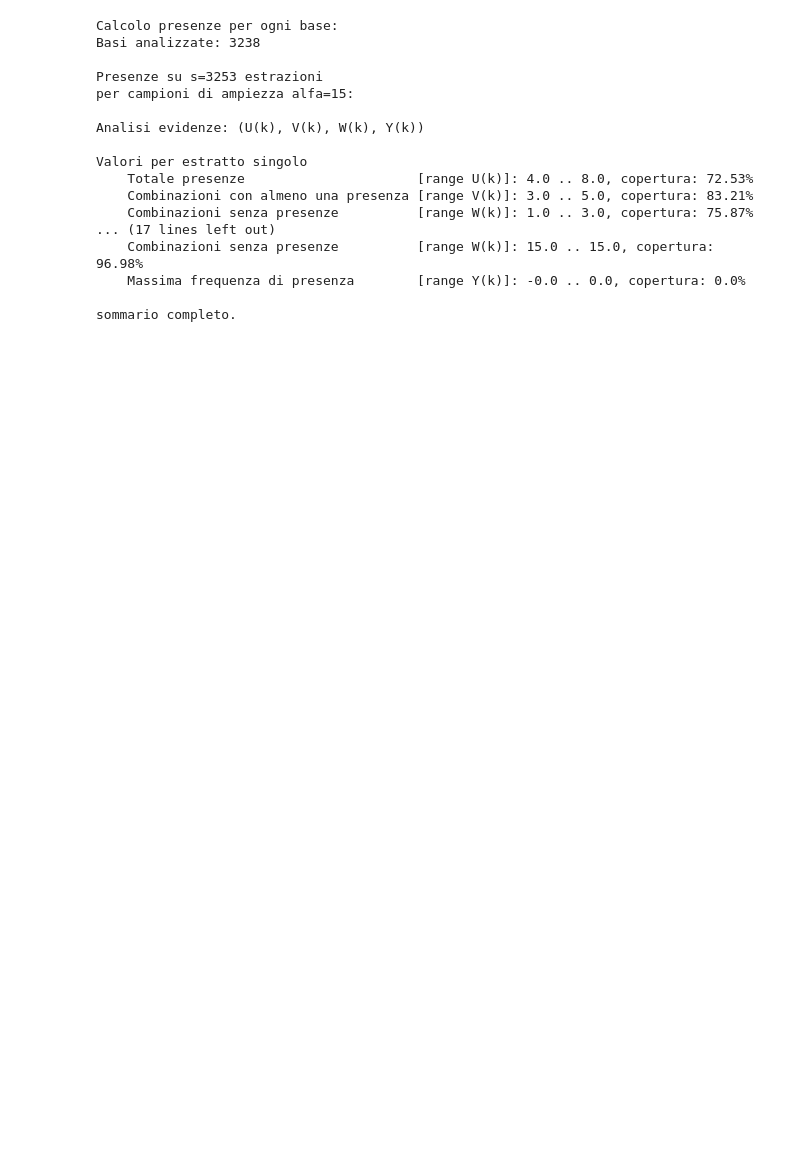
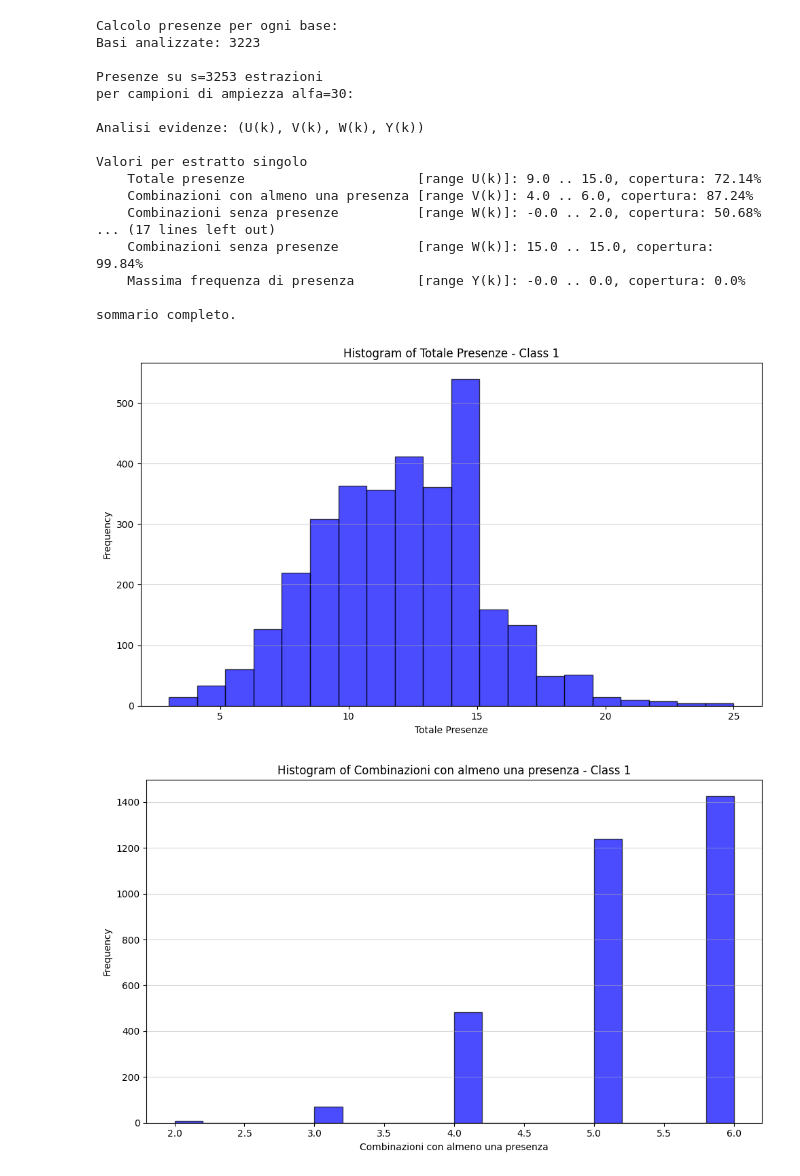
Before and after one commit to ricantares/super8slim, a Jupyter notebook: rebase1.ipynb, the cells around one changed output. Cells and saved outputs as stored; diff of their text form; code cells hidden in the pictures; blank space fills up the shorter version.

Commit message:
Evidenze con campioni da 30

```diff
--- a/rebase1.ipynb
+++ b/rebase1.ipynb
@@ -64,7 +64,7 @@ rl = RebaseLib()
 # Popolazione
 storico_estrazioni = ll.carica_storico() # Carica le estrazioni da un file CSV
 # Intervalli di campionamento
-size_campione = 15
+size_campione = 30
 
 # Frequenza presenze per intervallo di campionamento
 print("Calcolo presenze per ogni base:")
@@ -72,40 +72,42 @@ presenze = rl.calcolo_presenze(storico_estrazioni, size_campione)
 print("Basi analizzate:", len(storico_estrazioni) - size_campione)
 
 #  Sommario dei risultati per ogni classe di combinazioni
 print(f"\nPresenze su s={len(storico_estrazioni)} estrazioni \nper campioni di ampiezza alfa={size_campione}:")
 sommari = rl.calcolo_sommari(presenze)
 
 # Stampa dei risultati riassuntivi per ogni classe di combinazioni
 print ("\nAnalisi evidenze: (U(k), V(k), W(k), Y(k))")
 rl.statistiche_sommari(sommari)
 
         #print(f"    Somma dei sommari filtrati per classe k={i+1}: {risultato}")
         #print(f"    Copertura percentuale: {copertura}")
 
 print("\nsommario completo.")
 
 # Histogram
 descr = ['Totale Presenze', 'Combinazioni con almeno una presenza', 'Combinazioni senza presenze', 'Massima frequenza di presenza']
 j = 0
-k = 0
-# for j in range(0,4):
-#     data_column = [s[j] for s in sommari[k]]
-    #draw_histogram(data_column, k, descr[j])
+k = 1
+for j in range(0,4):
+    data_column = [s[j] for s in sommari[k]]
+    draw_histogram(data_column, k, descr[j])
 # %% [output]
 Calcolo presenze per ogni base:
-Basi analizzate: 3238
+Basi analizzate: 3223
 
 Presenze su s=3253 estrazioni
-per campioni di ampiezza alfa=15:
+per campioni di ampiezza alfa=30:
 
 Analisi evidenze: (U(k), V(k), W(k), Y(k))
 
 Valori per estratto singolo
-    Totale presenze                      [range U(k)]: 4.0 .. 8.0, copertura: 72.53%
-    Combinazioni con almeno una presenza [range V(k)]: 3.0 .. 5.0, copertura: 83.21%
-    Combinazioni senza presenze          [range W(k)]: 1.0 .. 3.0, copertura: 75.87%
+    Totale presenze                      [range U(k)]: 9.0 .. 15.0, copertura: 72.14%
+    Combinazioni con almeno una presenza [range V(k)]: 4.0 .. 6.0, copertura: 87.24%
+    Combinazioni senza presenze          [range W(k)]: -0.0 .. 2.0, copertura: 50.68%
 ... (17 lines left out)
-    Combinazioni senza presenze          [range W(k)]: 15.0 .. 15.0, copertura: 96.98%
+    Combinazioni senza presenze          [range W(k)]: 15.0 .. 15.0, copertura: 99.84%
     Massima frequenza di presenza        [range Y(k)]: -0.0 .. 0.0, copertura: 0.0%
 
 sommario completo.
+[figure, added]
+[figure, added]
```
Also changed, not shown: parts of 2 cells of this notebook.
